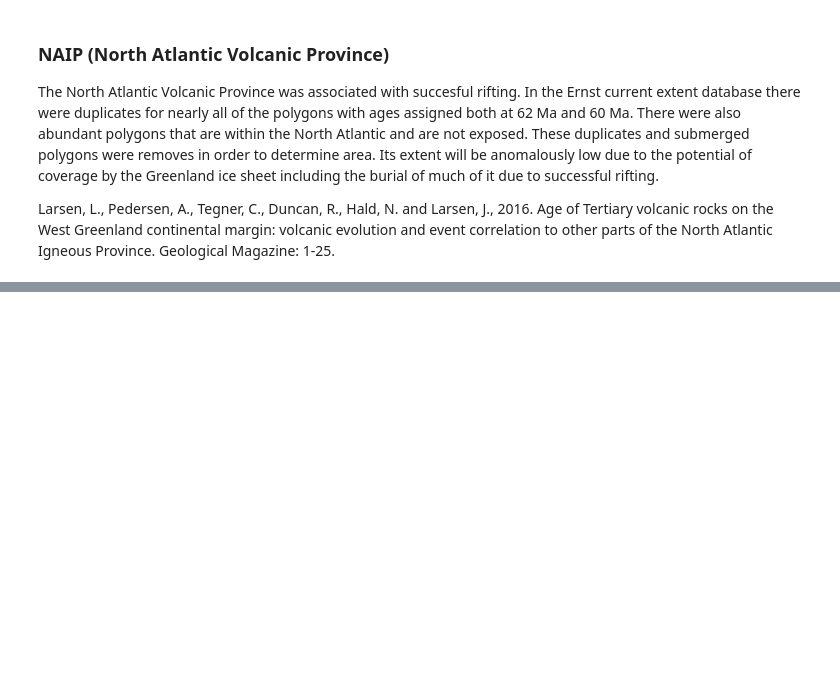
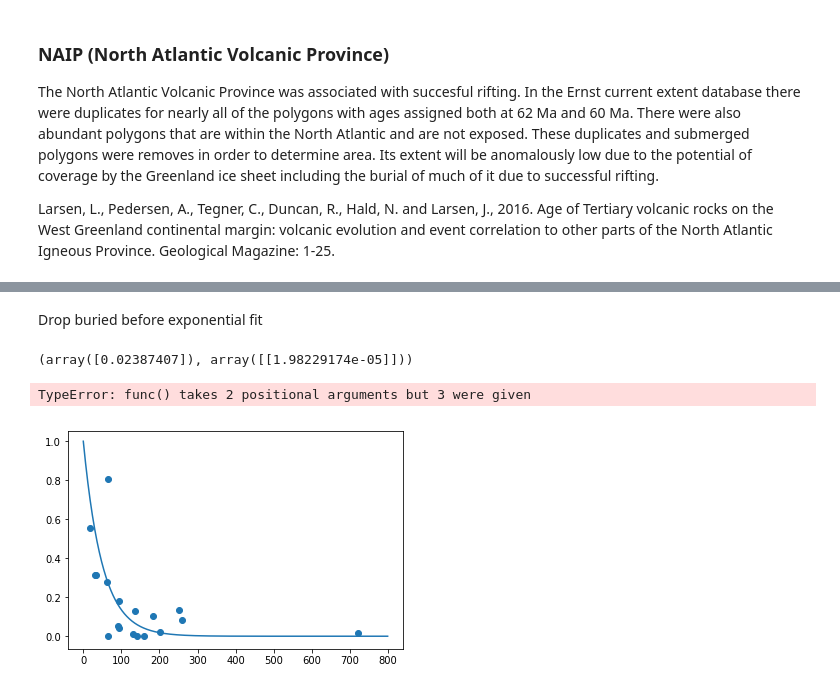
Before and after one commit to Swanson-Hysell-Group/2020_large_igneous_provinces, a Jupyter notebook: Code/Present_Day_Areas.ipynb, the cells around one changed output, grey strips where cells are left out. Cells and saved outputs as stored; diff of their text form; code cells hidden in the pictures; blank space fills up the shorter version.

Commit message:
area notebook updates (needs major cleaning)

```diff
--- a/Code/Present_Day_Areas.ipynb
+++ b/Code/Present_Day_Areas.ipynb
@@ -143,2 +518,13 @@ SyntaxError: invalid syntax (<ipython-input-8-3fe717aa521c>, line 5)
+# %%
+summary.loc['Franklin'] = \
+    pd.Series({'name':'Franklin',
+               'type':'',
+               'age':720,
+               'age reference':'',
+               'original area km2':np.sum(original[original['NAME_EVENT']=='Franklin']['area_km2']),
+               'present area km2':np.sum(present[present['X_NAME_EVE']=='Franklin']['area_km2']),
+               'present area reference':'',
+               'present/original':(np.sum(present[present['X_NAME_EVE']=='Franklin']['area_km2']))/(np.sum(original[original['NAME_EVENT']=='Franklin']['area_km2'])),
+               'buried':''})
 # %%
 summary
@@ -149,0 +589,33 @@ plt.show()
+# %% [markdown]
+Drop buried before exponential fit
+# %%
+from scipy.optimize import curve_fit
+
+def func(x, b):
+    return np.exp(-x / b)
+# %%
+clean_summary = summary.dropna()
+# %%
+ages = clean_summary['age'].tolist()
+area_ratio = clean_summary['present/original'].tolist()
+# %%
+fit_y
+# %% [output]
+(array([0.02387407]), array([[1.98229174e-05]]))
+# %%
+x = np.arange(0,800)
+y = np.exp(-x/50)
+
+coeffs = curve_fit(func, ages, area_ratio)
+
+plt.scatter(ages,area_ratio)
+plt.plot(x,y, c='C0')
+plt.plot(ages,func(ages, *coeffs),c='C1')
+plt.ylabel('fraction of LIP area exposed')
+plt.xlabel('time since LIP emplacement')
+plt.ylim(0,1)
+plt.xlim(0,800)
+plt.show()
+# %% [output]
+TypeError: func() takes 2 positional arguments but 3 were given
+[figure, added]
```
Also changed, not shown: parts of 70 cells of this notebook.
